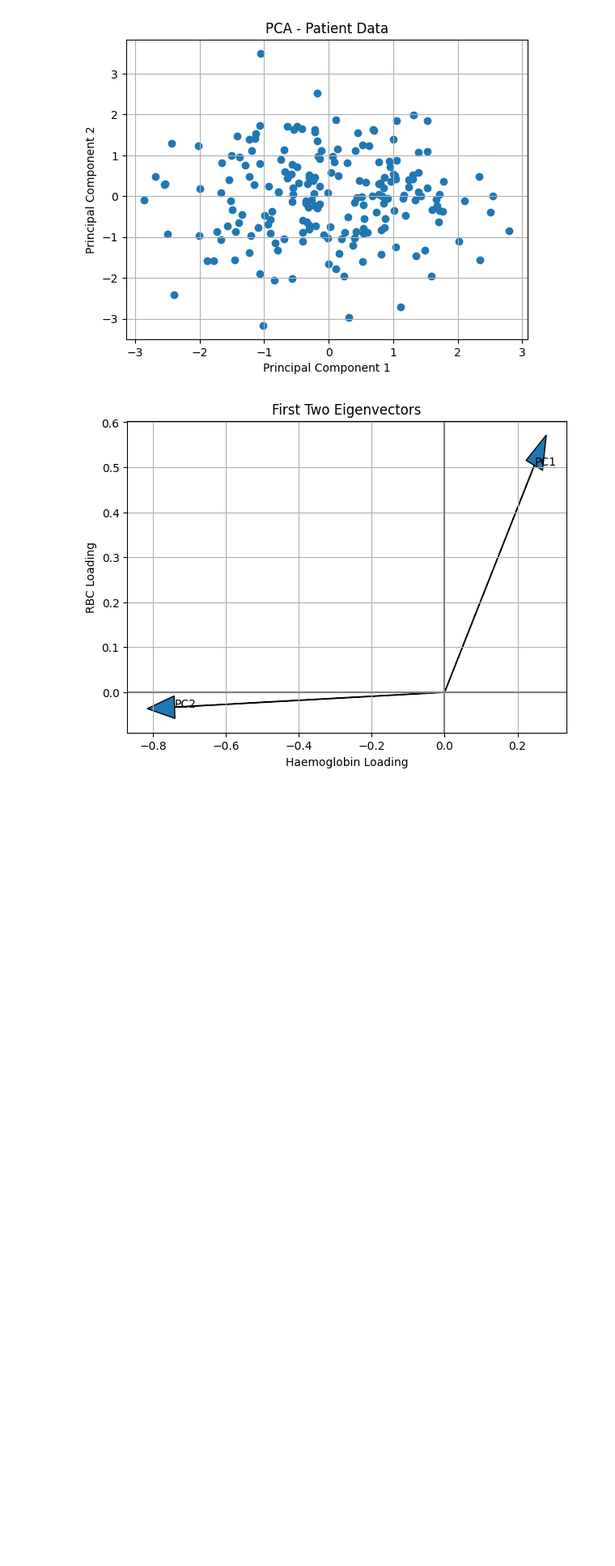
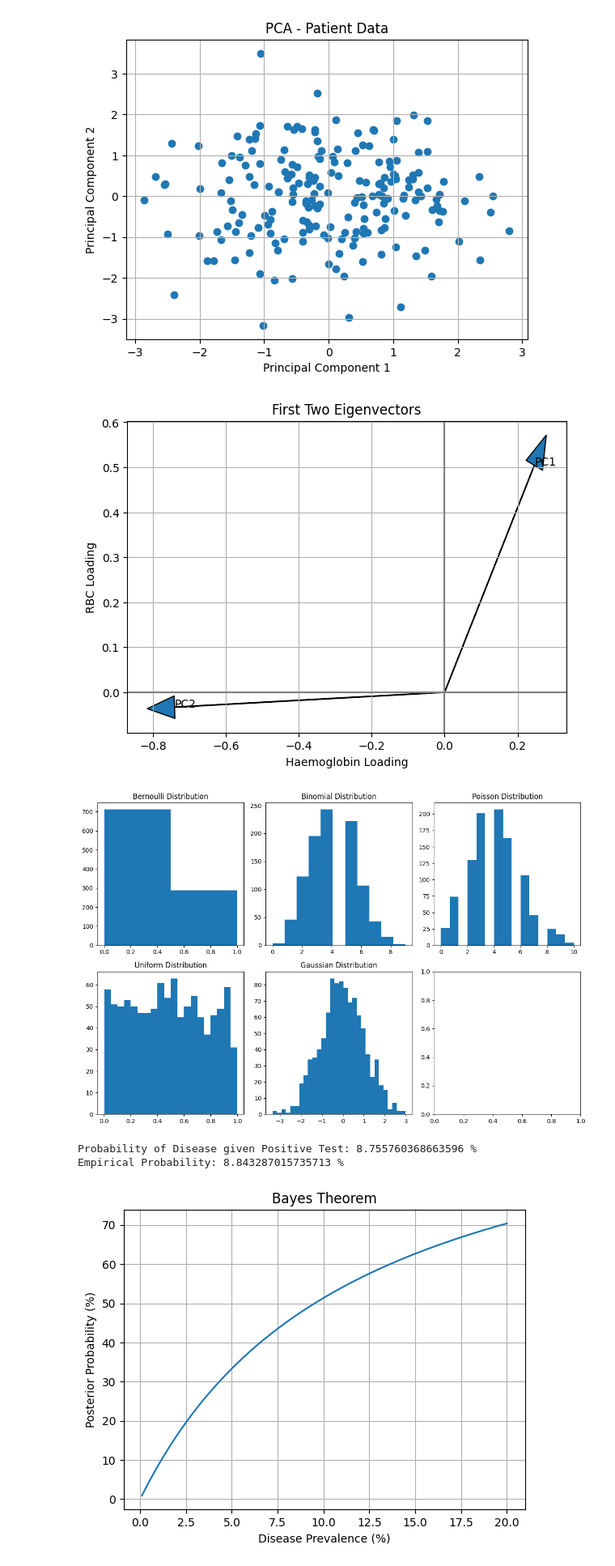
Before and after one commit to Tejaswini2028/CSA4703-Deep-Learning, a Jupyter notebook: deep_learning_lab.ipynb, the cells around one changed output. Shown at 81% size. Cells and saved outputs as stored; diff of their text form; code cells hidden in the pictures; blank space fills up the shorter version.

```diff
--- a/deep_learning_lab.ipynb
+++ b/deep_learning_lab.ipynb
@@ -190,3 +190,73 @@ PC4: 16.75%
 PC5: 14.88%
 [figure]
 [figure]
+# %%
+import numpy as np
+import matplotlib.pyplot as plt
+from scipy import stats
+
+np.random.seed(42)
+bernoulli = stats.bernoulli.rvs(0.3, size=1000)
+binomial = stats.binom.rvs(10, 0.4, size=1000)
+poisson = stats.poisson.rvs(4, size=1000)
+uniform = stats.uniform.rvs(size=1000)
+gaussian = stats.norm.rvs(size=1000)
+fig, axes = plt.subplots(2, 3, figsize=(12, 8))
+axes[0, 0].hist(bernoulli, bins=2)
+axes[0, 0].set_title("Bernoulli Distribution")
+axes[0, 1].hist(binomial, bins=11)
+axes[0, 1].set_title("Binomial Distribution")
+axes[0, 2].hist(poisson, bins=15)
+axes[0, 2].set_title("Poisson Distribution")
+axes[1, 0].hist(uniform, bins=20)
+axes[1, 0].set_title("Uniform Distribution")
+axes[1, 1].hist(gaussian, bins=30)
+axes[1, 1].set_title("Gaussian Distribution")
+
+plt.tight_layout()
+plt.show()
+
+# Bayes' Theorem
+prevalence = 0.01
+sensitivity = 0.95
+specificity = 0.90
+
+false_positive = 1 - specificity
+posterior = (
+    sensitivity * prevalence
+) / (
+    sensitivity * prevalence +
+    false_positive * (1 - prevalence)
+)
+print("Probability of Disease given Positive Test:",
+      posterior * 100, "%")
+n = 100000
+
+disease = np.random.rand(n) < prevalence
+
+test = np.where(
+    disease,
+    np.random.rand(n) < sensitivity,
+    np.random.rand(n) < false_positive
+)
+
+empirical = disease[test].mean()
+print("Empirical Probability:", empirical * 100, "%")
+prevalences = np.linspace(0.001, 0.20, 200)
+posteriors = (
+    sensitivity * prevalences
+) / (
+    sensitivity * prevalences +
+    false_positive * (1 - prevalences)
+)
+plt.plot(prevalences * 100, posteriors * 100)
+plt.xlabel("Disease Prevalence (%)")
+plt.ylabel("Posterior Probability (%)")
+plt.title("Bayes Theorem")
+plt.grid()
+plt.show()
+# %% [output]
+[figure, added]
+Probability of Disease given Positive Test: 8.755760368663596 %
+Empirical Probability: 8.843287015735713 %
+[figure, added]
```
Also changed, not shown: parts of 8 cells of this notebook.
